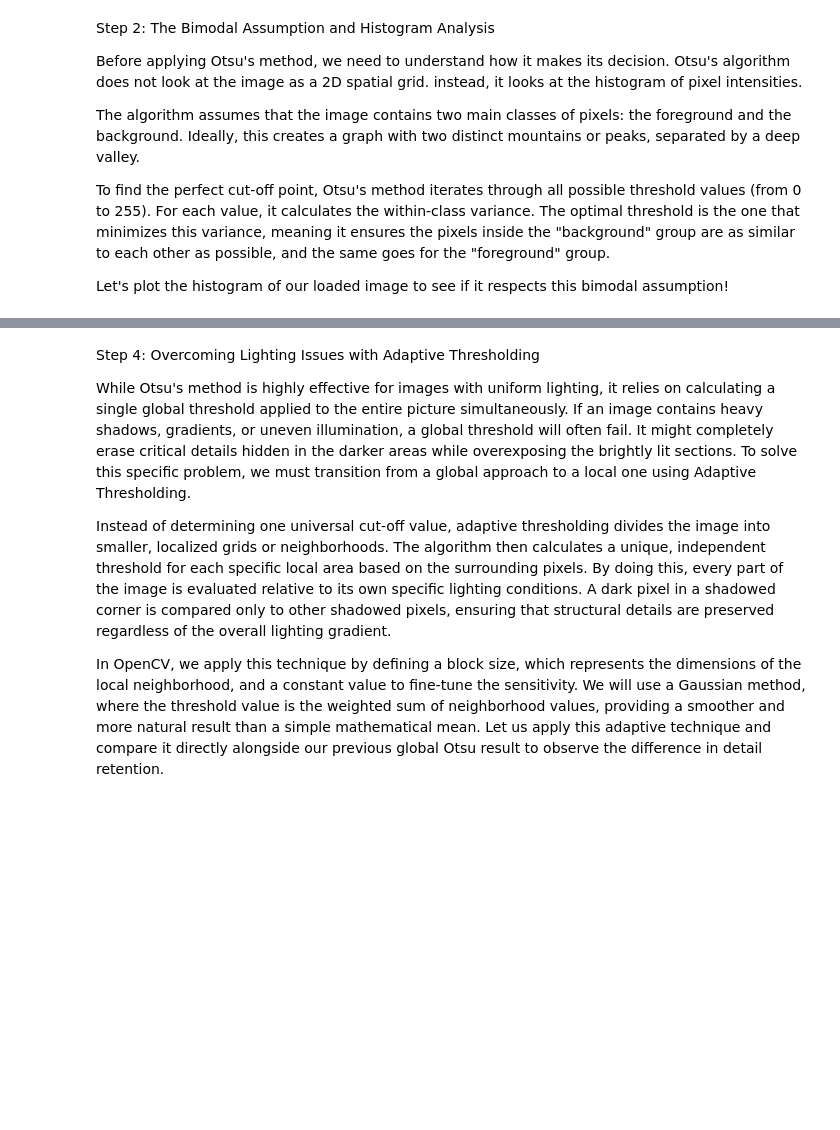
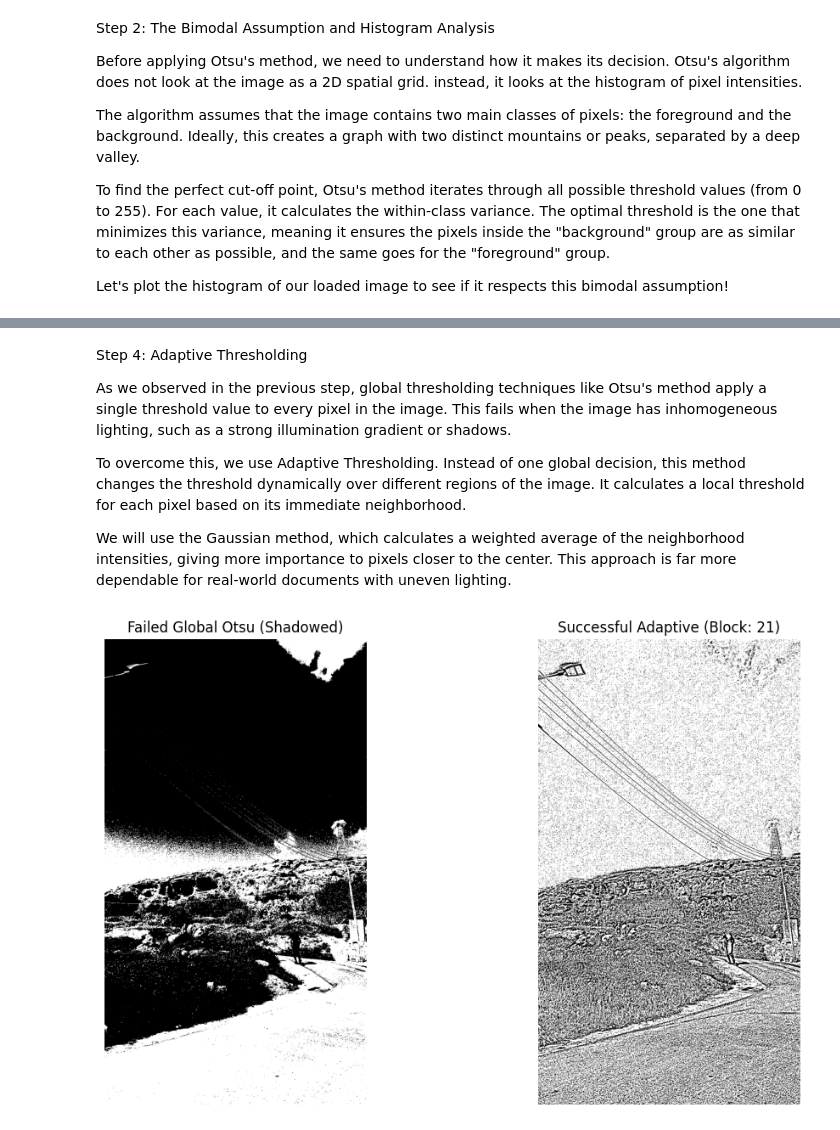
Before and after one commit to gmaiI-hub/otsus-thresholding, a Jupyter notebook: Projet_Computer_Vision/Jupyter Notebook/notebook.ipynb, the cells around one changed output, grey strips where cells are left out. Cells and saved outputs as stored; diff of their text form; code cells hidden in the pictures; blank space fills up the shorter version.

```diff
--- a/Projet_Computer_Vision/Jupyter Notebook/notebook.ipynb
+++ b/Projet_Computer_Vision/Jupyter Notebook/notebook.ipynb
@@ -96,8 +100,42 @@ plt.show()
 # %% [markdown]
-Step 4: Overcoming Lighting Issues with Adaptive Thresholding
+Step 4: Adaptive Thresholding
 
-While Otsu's method is highly effective for images with uniform lighting, it relies on calculating a single global threshold applied to the entire picture simultaneously. If an image contains heavy shadows, gradients, or uneven illumination, a global threshold will often fail. It might completely erase critical details hidden in the darker areas while overexposing the brightly lit sections. To solve this specific problem, we must transition from a global approach to a local one using Adaptive Thresholding.
+As we observed in the previous step, global thresholding techniques like Otsu's method apply a single threshold value to every pixel in the image. This fails when the image has inhomogeneous lighting, such as a strong illumination gradient or shadows.
 
-Instead of determining one universal cut-off value, adaptive thresholding divides the image into smaller, localized grids or neighborhoods. The algorithm then calculates a unique, independent threshold for each specific local area based on the surrounding pixels. By doing this, every part of the image is evaluated relative to its own specific lighting conditions. A dark pixel in a shadowed corner is compared only to other shadowed pixels, ensuring that structural details are preserved regardless of the overall lighting gradient.
+To overcome this, we use Adaptive Thresholding. Instead of one global decision, this method changes the threshold dynamically over different regions of the image. It calculates a local threshold for each pixel based on its immediate neighborhood.
 
-In OpenCV, we apply this technique by defining a block size, which represents the dimensions of the local neighborhood, and a constant value to fine-tune the sensitivity. We will use a Gaussian method, where the threshold value is the weighted sum of neighborhood values, providing a smoother and more natural result than a simple mathematical mean. Let us apply this adaptive technique and compare it directly alongside our previous global Otsu result to observe the difference in detail retention.
+We will use the Gaussian method, which calculates a weighted average of the neighborhood intensities, giving more importance to pixels closer to the center. This approach is far more dependable for real-world documents with uneven lighting.
+# %%
+import cv2
+import matplotlib.pyplot as plt
+
+# Define the two key parameters:
+# 1. block_size: The size of the local neighborhood (must be an odd number)
+# 2. C: A constant subtracted from the local mean to fine-tune the threshold
+block_size = 21
+C_value = 5
+
+# Apply Gaussian Adaptive Thresholding
+# (Assumes gray_image is already defined in previous cells)
+adaptive_result = cv2.adaptiveThreshold(
+    gray_image, 255, cv2.ADAPTIVE_THRESH_GAUSSIAN_C,
+    cv2.THRESH_BINARY, block_size, C_value
+)
+
+# Comparison display: Failed Global vs. Successful Adaptive
+fig, axes = plt.subplots(1, 2, figsize=(12, 6))
+
+# Left subplot: The failed result from Otsu (Global)
+axes[0].imshow(otsu_result, cmap='gray')
+axes[0].set_title("Failed Global Otsu (Shadowed)")
+axes[0].axis('off')
+
+# Right subplot: The successful result from Adaptive
+axes[1].imshow(adaptive_result, cmap='gray')
+axes[1].set_title(f"Successful Adaptive (Block: {block_size})")
+axes[1].axis('off')
+
+plt.tight_layout()
+plt.show()
+# %% [output]
+[figure, added]
```
Also changed, not shown: parts of 5 cells of this notebook.
